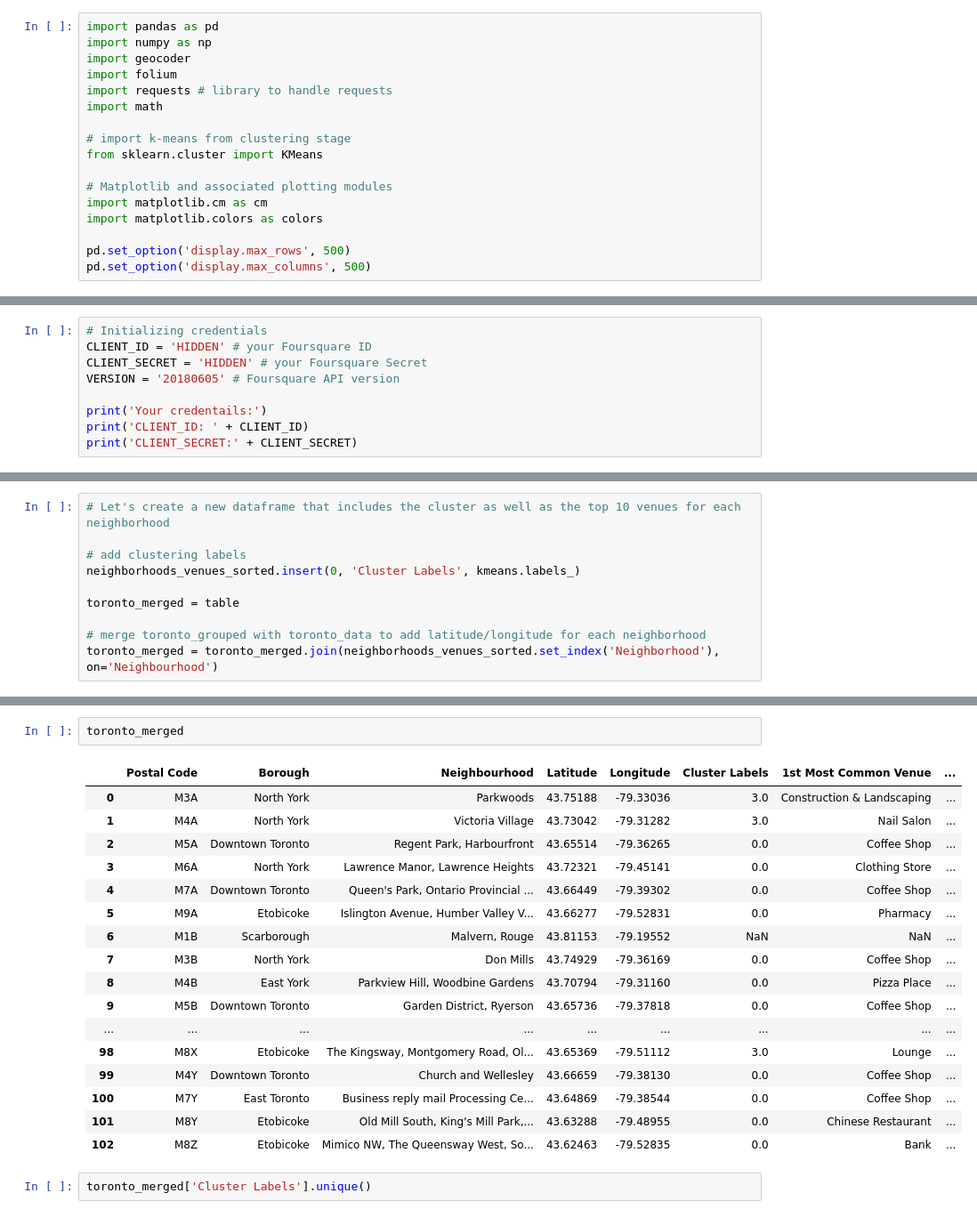
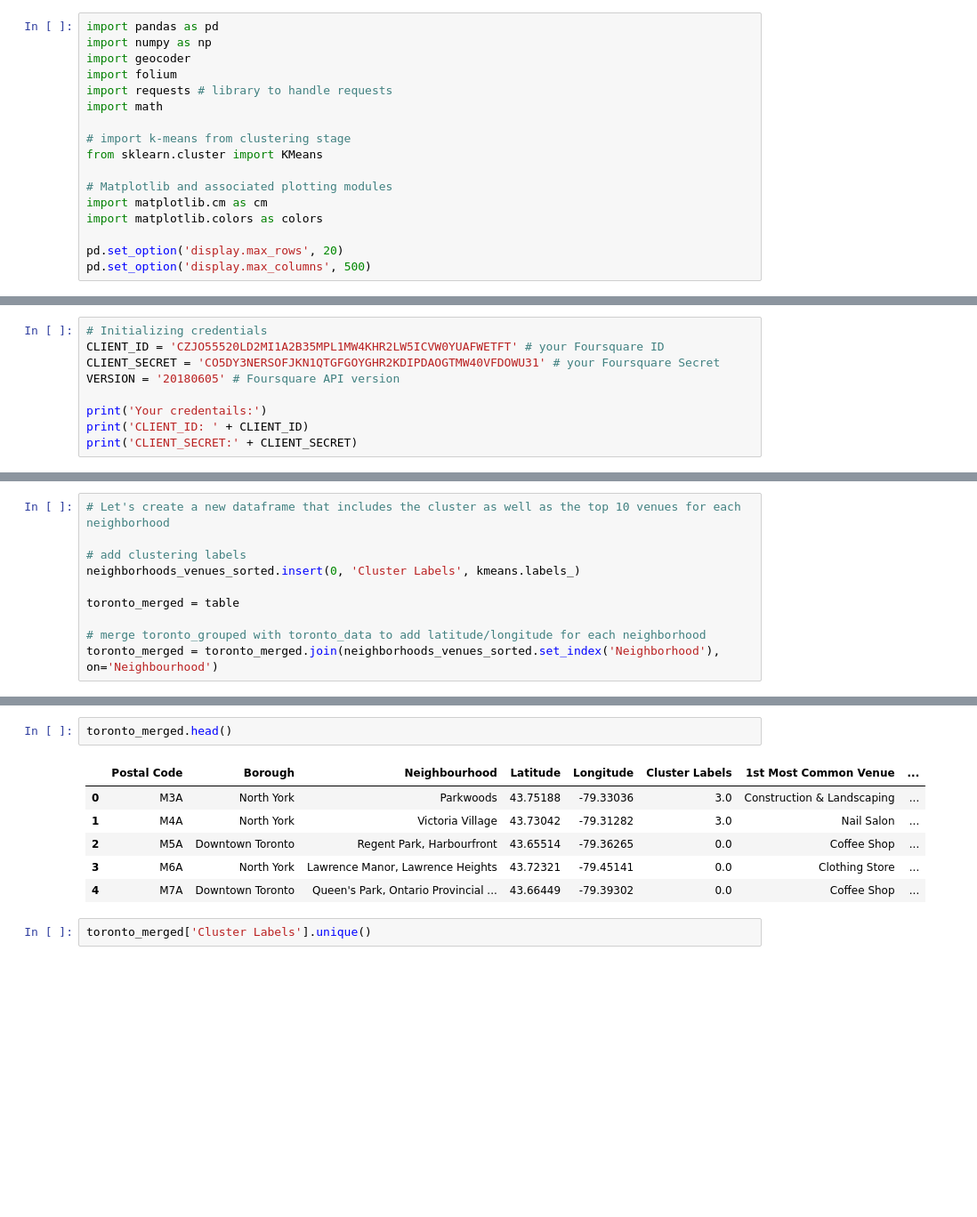
Before and after one commit to Ashish-3/Neighbourhood-clustering, a Jupyter notebook: Assignment_Neighborhoods_in_Toronto.ipynb, the cells around one changed output, grey strips where cells are left out. Shown at 89% size. Drawn from its saved outputs; the diff is of its cells as text; blank space fills up the shorter version.

```diff
--- a/Assignment_Neighborhoods_in_Toronto.ipynb
+++ b/Assignment_Neighborhoods_in_Toronto.ipynb
@@ -17,7 +17,7 @@ from sklearn.cluster import KMeans
 import matplotlib.cm as cm
 import matplotlib.colors as colors
 
-pd.set_option('display.max_rows', 500)
+pd.set_option('display.max_rows', 20)
 pd.set_option('display.max_columns', 500)
 # %% [markdown]
 ### Scrapping the wikipedia page
@@ -178,8 +143,8 @@ map_toronto
 ### Using Foursquare to explore Toronto
 # %%
 # Initializing credentials
-CLIENT_ID = 'HIDDEN' # your Foursquare ID
-CLIENT_SECRET = 'HIDDEN' # your Foursquare Secret
+CLIENT_ID = 'CZJO55520LD2MI1A2B35MPL1MW4KHR2LW5ICVW0YUAFWETFT' # your Foursquare ID
+CLIENT_SECRET = 'CO5DY3NERSOFJKN1QTGFGOYGHR2KDIPDAOGTMW40VFDOWU31' # your Foursquare Secret
 VERSION = '20180605' # Foursquare API version
 
 print('Your credentails:')
@@ -455,23 +394,12 @@ neighborhoods_venues_sorted
 # %%
-toronto_merged
+toronto_merged.head()
 # %% [output]
 |  | Postal Code | Borough | Neighbourhood | Latitude | Longitude | Cluster Labels | 1st Most Common Venue | ... |
 | 0 | M3A | North York | Parkwoods | 43.75188 | -79.33036 | 3.0 | Construction & Landscaping | ... |
 | 1 | M4A | North York | Victoria Village | 43.73042 | -79.31282 | 3.0 | Nail Salon | ... |
 | 2 | M5A | Downtown Toronto | Regent Park, Harbourfront | 43.65514 | -79.36265 | 0.0 | Coffee Shop | ... |
 | 3 | M6A | North York | Lawrence Manor, Lawrence Heights | 43.72321 | -79.45141 | 0.0 | Clothing Store | ... |
 | 4 | M7A | Downtown Toronto | Queen's Park, Ontario Provincial ... | 43.66449 | -79.39302 | 0.0 | Coffee Shop | ... |
-| 5 | M9A | Etobicoke | Islington Avenue, Humber Valley V... | 43.66277 | -79.52831 | 0.0 | Pharmacy | ... |
-| 6 | M1B | Scarborough | Malvern, Rouge | 43.81153 | -79.19552 | NaN | NaN | ... |
-| 7 | M3B | North York | Don Mills | 43.74929 | -79.36169 | 0.0 | Coffee Shop | ... |
-| 8 | M4B | East York | Parkview Hill, Woodbine Gardens | 43.70794 | -79.31160 | 0.0 | Pizza Place | ... |
-| 9 | M5B | Downtown Toronto | Garden District, Ryerson | 43.65736 | -79.37818 | 0.0 | Coffee Shop | ... |
-| ... | ... | ... | ... | ... | ... | ... | ... | ... |
-| 98 | M8X | Etobicoke | The Kingsway, Montgomery Road, Ol... | 43.65369 | -79.51112 | 3.0 | Lounge | ... |
-| 99 | M4Y | Downtown Toronto | Church and Wellesley | 43.66659 | -79.38130 | 0.0 | Coffee Shop | ... |
-| 100 | M7Y | East Toronto | Business reply mail Processing Ce... | 43.64869 | -79.38544 | 0.0 | Coffee Shop | ... |
-| 101 | M8Y | Etobicoke | Old Mill South, King's Mill Park,... | 43.63288 | -79.48955 | 0.0 | Chinese Restaurant | ... |
-| 102 | M8Z | Etobicoke | Mimico NW, The Queensway West, So... | 43.62463 | -79.52835 | 0.0 | Bank | ... |
 # %%
 toronto_merged['Cluster Labels'].unique()
 # %% [output]
```
Also changed, not shown: parts of 9 cells of this notebook.
